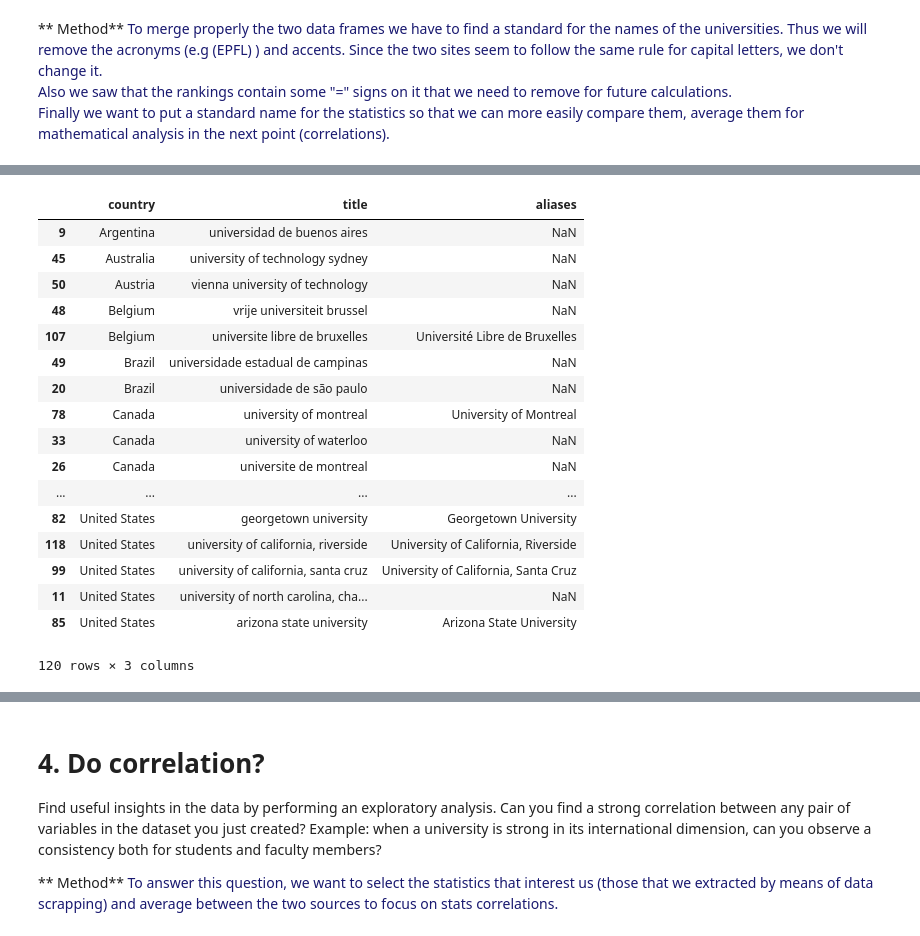
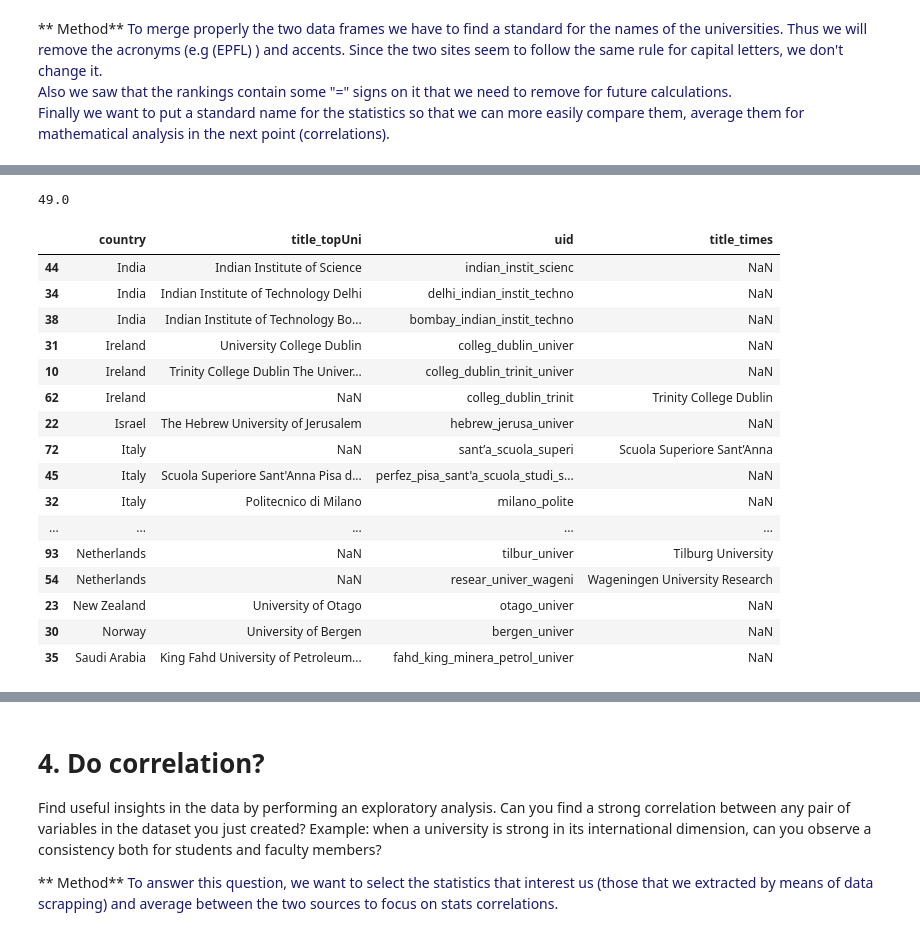
Before and after one commit to NicoBrun/ada2017, a Jupyter notebook: 02 - Data from the Web/Homework 2.ipynb, the cells around one changed output, grey strips where cells are left out. Drawn from its saved outputs; the diff is of its cells as text; code cells hidden in the pictures.

Commit message:
dropped merge rejection from 67 to 49

```diff
--- a/02 - Data from the Web/Homework 2.ipynb
+++ b/02 - Data from the Web/Homework 2.ipynb
@@ -468,10 +443,6 @@ Also we saw that the rankings contain some "=" signs on it that we need to remov
 Finally we want to put a standard name for the statistics so that we can more easily compare them, average them for mathematical analysis in the next point (correlations).
 # %%
 '''Basic methods to clear the names and ranks'''
-
-# removing accents (most common ones)
-def remove_accents (obj):
-    return obj.replace('the ','').replace('The ','').replace('é','e').replace('è','e').replace('ó','o').replace('&','').replace('É','E').replace('ü','u').lower()
 
 # removing equality symbol
 def correct_rank (obj):
@@ -484,6 +455,14 @@ def remove_acronyms (obj):
     if k > 0:
         return obj[0:k] #if there is a sigle we take the object until this symbol
     return obj
+
+# Helper : removes accents (most common ones)
+def remove_punctuation (obj):
+    return (obj.replace('é','e').replace('è','e').replace('ó','o')
+                .replace('ü','u').replace('ä','a').replace('&','')
+                .replace('-',' ').replace('_',' ').replace(',', ' ')
+                .replace('.',' ').replace(';',' ').replace('ò', 'o')
+           )
 # %%
 cleared_TopUni200 = fullDataFrameTopUni200.copy()
 #cleared_TopUni200[cleared_TopUni200['country']=='Luxembourg'].head()
@@ -493,11 +472,11 @@ cleared_TopUni200['ratio_international_students'] = filteredDataFrame1['ratio_in
 cleared_TopUni200['ratio_faculty_per_student'] = filteredDataFrame1['ratio_faculty_per_student']
 
 # now we clear the title and rank in terms of undesired signs and symbols
-cleared_TopUni200['title'] = [remove_accents(remove_acronyms(s)) for s in cleared_TopUni200['title']]
+cleared_TopUni200['title'] = [remove_punctuation(remove_acronyms(s)) for s in cleared_TopUni200['title']]
 # here we take the opportunity to rename the rank_display
 cleared_TopUni200['rank'] = [correct_rank(k) for k in cleared_TopUni200['rank_display']]
 final_TopUni200 = cleared_TopUni200.drop('rank_display',1)
 
-final_TopUni200.head()
+final_TopUni200.head(3)
 # %% [output]
 |  | country | nid | region | score | stars | title | url | nbr_faculty_members | ... |
@@ -510,7 +487,7 @@ final_TopUni200.head()
 cleared_Times = fullDataFrameTimes200.copy()
 
 # clear names and ranks
-cleared_Times['name'] = [remove_accents(remove_sigles(s)) for s in cleared_Times['name']]
+cleared_Times['name'] = [remove_punctuation(remove_acronyms(s)) for s in cleared_Times['name']]
 cleared_Times['rank'] = [correct_rank(k) for k in cleared_Times['rank']]
 
 
@@ -522,6 +499,6 @@ final_Times = cleared_Times.rename(columns = {'stats_number_students':'nbr_total
                                                 'stats_student_staff_ratio':'ratio_faculty_per_student',
                                                 'location':'country',
                                                 'name':'title'})
-final_Times[final_Times['country']=='Luxembourg'].head()
+final_Times.head(3)
 # %% [output]
 |  | aliases | country | member_level | title | nid | rank | rank_order | record_type | scores_citations | ... |
@@ -529,0 +559,10 @@ final_Times[final_Times['country']=='Luxembourg'].head()
+# %%
+# merge using our UIDs as index
+
+final_TopUni200['uid']=final_TopUni200.apply(create_uid, axis=1)
+final_Times['uid']=final_Times.apply(create_uid, axis=1)
+
+mergedd = final_Times.merge(final_TopUni200,how = 'inner',suffixes=('_topUni', '_times'), on='uid')
+print(mergedd.shape)
+mergedd.head(3)
+mergedd[mergedd['uid']=='nort_univ'][['uid', 'title_times', 'title_topUni']]
@@ -530,32 +572,34 @@ final_Times[final_Times['country']=='Luxembourg'].head()
 # %%
-# Check out all rows dropped during the outer merge
+# Check out all rows that will be dropped during the inner merge, using an outer merge on all rows not matching
 
 #df2[~df2.text.isin(df1.text.values)]
-times_dropped = final_Times[['country', 'title']][~final_Times.title.isin(final_TopUni200.title.values)]#.sort_values('country')
-topuni_dropped = final_TopUni200[['country', 'title']][~final_TopUni200.title.isin(final_Times.title.values)]#.sort_values('country')
-res = topuni.merge(times,how = 'outer',suffixes=('_topUni', '_times'), on=['country','title'])
+times_dropped = final_Times[['country', 'title', 'uid']][~final_Times.uid.isin(final_TopUni200.uid.values)]#.sort_values('country')
+topuni_dropped = final_TopUni200[['country', 'title', 'uid']][~final_TopUni200.uid.isin(final_Times.uid.values)]#.sort_values('country')
+res = topuni_dropped.merge(times_dropped,how = 'outer',suffixes=('_topUni', '_times'), on=['country','uid'])
 
 #res[res['country']=='United Kingdom']
-res.sort_values('country')
+print(len(res.sort_values('country'))/2.0)
+idx = 30
+res.sort_values('country').head(30+idx).tail(30)
 # %% [output]
+49.0
-|  | country | title | aliases |
-| 9 | Argentina | universidad de buenos aires | NaN |
-| 45 | Australia | university of technology sydney | NaN |
-| 50 | Austria | vienna university of technology | NaN |
-| 48 | Belgium | vrije universiteit brussel | NaN |
-| 107 | Belgium | universite libre de bruxelles | Université Libre de Bruxelles |
-| 49 | Brazil | universidade estadual de campinas | NaN |
-| 20 | Brazil | universidade de são paulo | NaN |
-| 78 | Canada | university of montreal | University of Montreal |
-| 33 | Canada | university of waterloo | NaN |
-| 26 | Canada | universite de montreal | NaN |
-| ... | ... | ... | ... |
-| 82 | United States | georgetown university | Georgetown University |
-| 118 | United States | university of california, riverside | University of California, Riverside |
-| 99 | United States | university of california, santa cruz | University of California, Santa Cruz |
-| 11 | United States | university of north carolina, cha... | NaN |
-| 85 | United States | arizona state university | Arizona State University |
+|  | country | title_topUni | uid | title_times |
+| 44 | India | Indian Institute of Science | indian_instit_scienc | NaN |
+| 34 | India | Indian Institute of Technology Delhi | delhi_indian_instit_techno | NaN |
+| 38 | India | Indian Institute of Technology Bo... | bombay_indian_instit_techno | NaN |
+| 31 | Ireland | University College Dublin | colleg_dublin_univer | NaN |
+| 10 | Ireland | Trinity College Dublin The Univer... | colleg_dublin_trinit_univer | NaN |
+| 62 | Ireland | NaN | colleg_dublin_trinit | Trinity College Dublin |
+| 22 | Israel | The Hebrew University of Jerusalem | hebrew_jerusa_univer | NaN |
+| 72 | Italy | NaN | sant’a_scuola_superi | Scuola Superiore Sant’Anna |
+| 45 | Italy | Scuola Superiore Sant'Anna Pisa d... | perfez_pisa_sant'a_scuola_studi_s... | NaN |
+| 32 | Italy | Politecnico di Milano | milano_polite | NaN |
+| ... | ... | ... | ... | ... |
+| 93 | Netherlands | NaN | tilbur_univer | Tilburg University |
+| 54 | Netherlands | NaN | resear_univer_wageni | Wageningen University Research |
+| 23 | New Zealand | University of Otago | otago_univer | NaN |
+| 30 | Norway | University of Bergen | bergen_univer | NaN |
+| 35 | Saudi Arabia | King Fahd University of Petroleum... | fahd_king_minera_petrol_univer | NaN |
-120 rows × 3 columns
 # %%
 '''*** Merge dataframes ***'''
 
```
Also changed, not shown: parts of 15 cells of this notebook.
